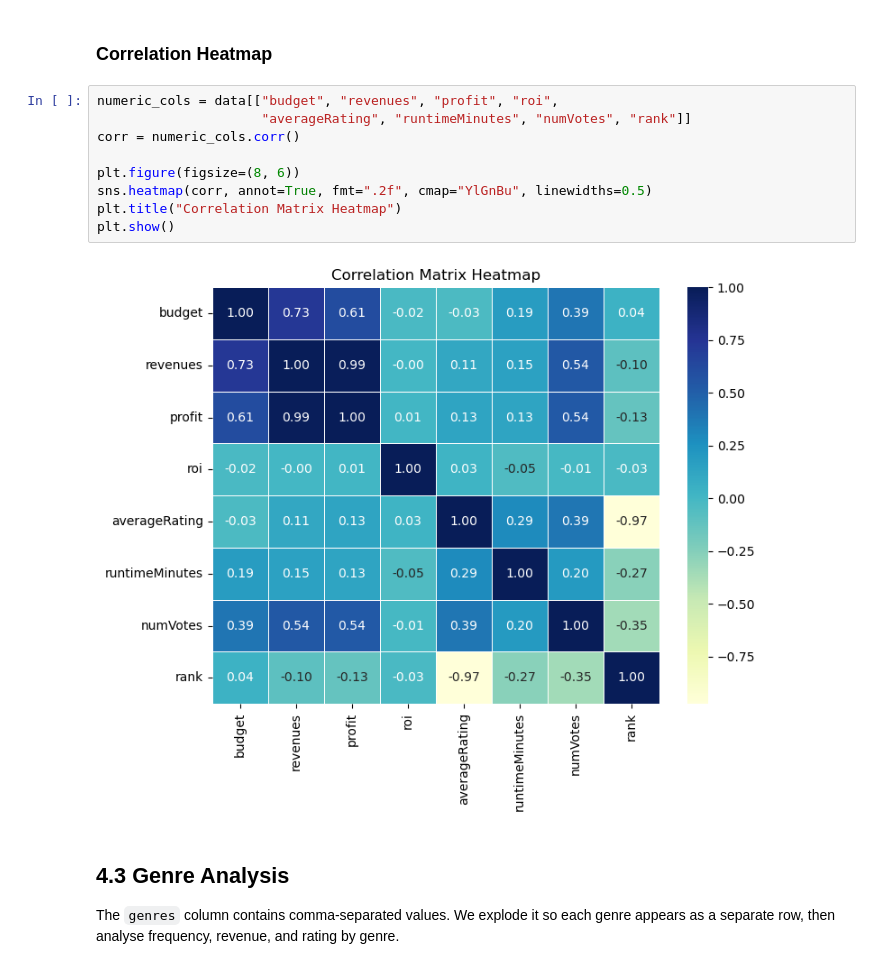
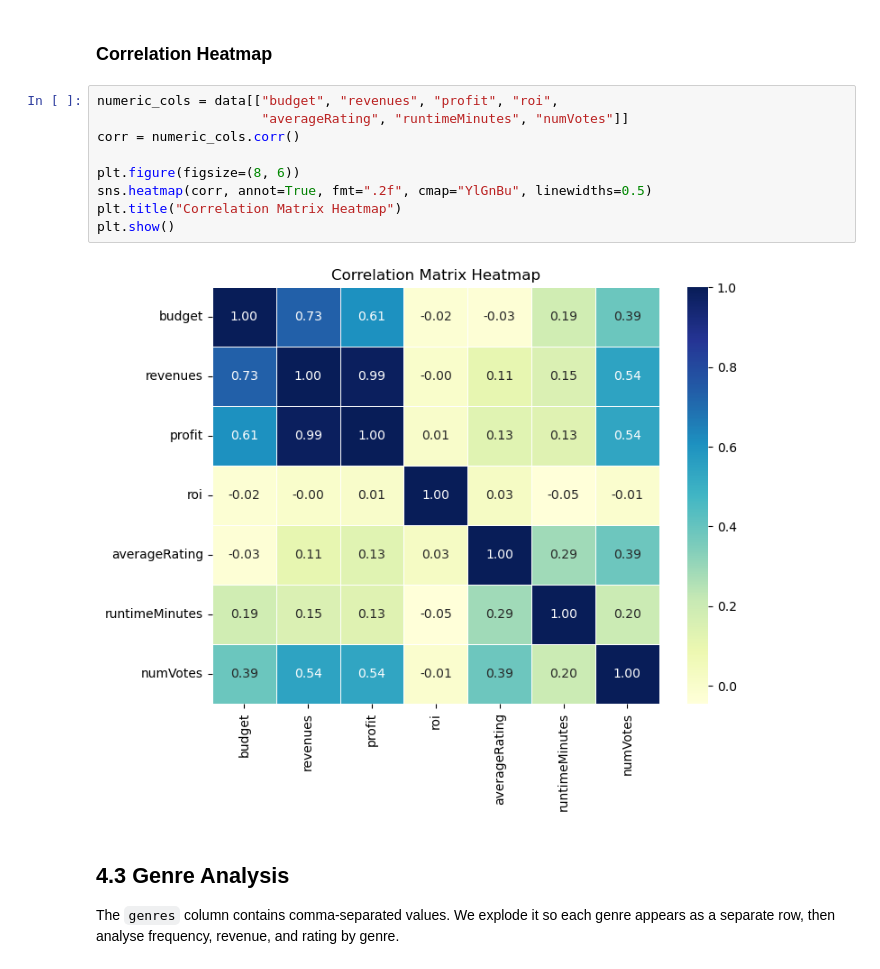
Before and after one commit to tzencirkiran/YZM2011-Machine_Learning_Project, a Jupyter notebook: p1_eda.ipynb, the cells around one changed output. Drawn from its saved outputs; the diff is of its cells as text.

```diff
--- a/p1_eda.ipynb
+++ b/p1_eda.ipynb
@@ -549,15 +549,15 @@ plt.show()
 ### Correlation Heatmap
 # %%
 numeric_cols = data[["budget", "revenues", "profit", "roi",
-                     "averageRating", "runtimeMinutes", "numVotes", "rank"]]
+                     "averageRating", "runtimeMinutes", "numVotes"]]
 corr = numeric_cols.corr()
 
 plt.figure(figsize=(8, 6))
 sns.heatmap(corr, annot=True, fmt=".2f", cmap="YlGnBu", linewidths=0.5)
 plt.title("Correlation Matrix Heatmap")
 plt.show()
 # %% [output]
-[figure, old version]
+[figure, new version]
 # %% [markdown]
 ## 4.3 Genre Analysis
 The `genres` column contains comma-separated values. We explode it so each genre appears as a separate row, then analyse frequency, revenue, and rating by genre.
```
Also changed, not shown: parts of 1 cell of this notebook, 1 other file.
